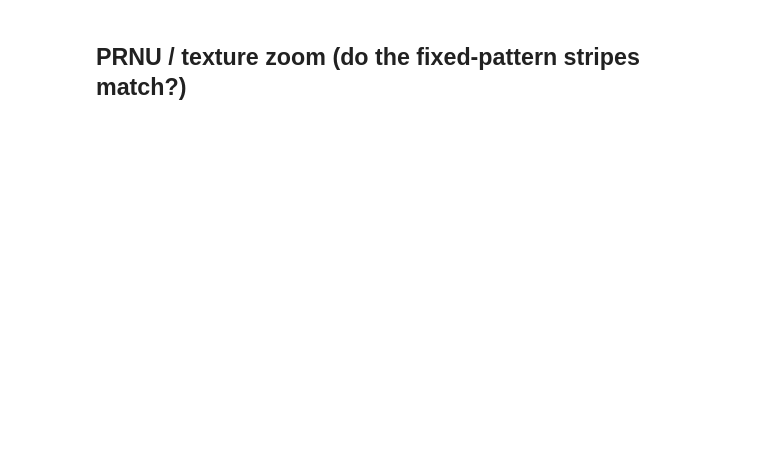
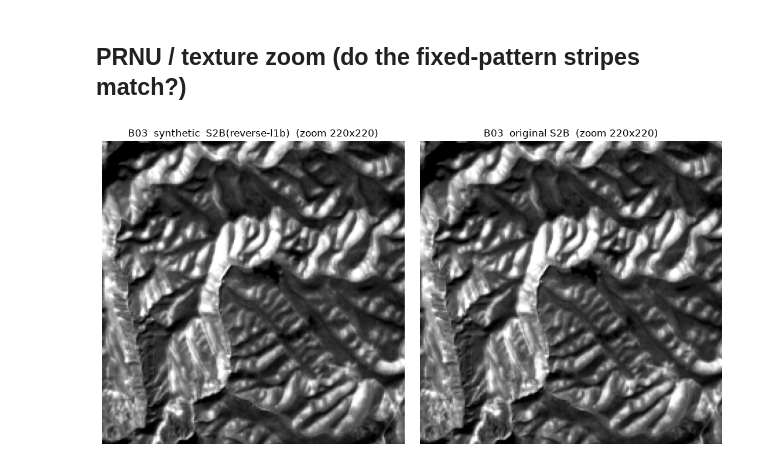
Before and after one commit to AstroCan17/s2-msi-raw-generator, a Jupyter notebook: notebooks/reverse_l1b_compare.ipynb, the cells around one changed output. Drawn from its saved outputs; the diff is of its cells as text; code cells hidden in the pictures; blank space fills up the shorter version.

```diff
--- a/notebooks/reverse_l1b_compare.ipynb
+++ b/notebooks/reverse_l1b_compare.ipynb
@@ -153,12 +183,14 @@ for bn in ["B02", "B03", "B04", "B05", "B06", "B07", "B08", "B8A", "B11", "B12"]
 # %%
 bn = "B03"
 syn, real, off, drift = load_pair(bn, 20000)
 cy, cx, cs = 8000, 1000, 220
 fig, ax = plt.subplots(1, 2, figsize=(11, 5.5))
-for a, img, t in zip(ax, [syn, real], ["synthetic (reverse-l1b)", "original ESA"]):
+for a, img, t in zip(ax, [syn, real], ["synthetic  S2B(reverse-l1b)", "original S2B"]):
     crop = img[cy:cy + cs, cx:cx + cs]
     a.imshow(stretch(crop, ref=real[cy:cy + cs, cx:cx + cs]), cmap="gray")
     a.set_title(f"{bn}  {t}  (zoom {cs}x{cs})")
     a.axis("off")
 plt.tight_layout()
 plt.show()
+# %% [output]
+[figure, added]
```
Also changed, not shown: parts of 5 cells of this notebook, 6 other files.
